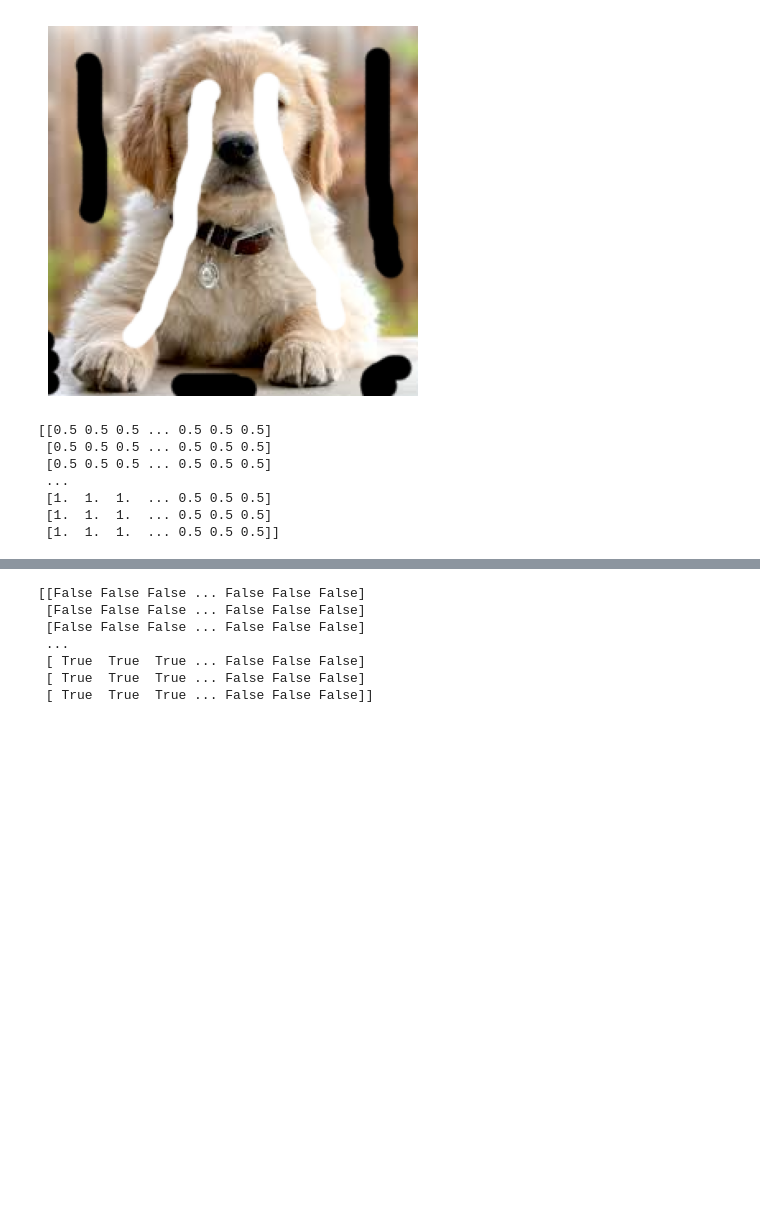
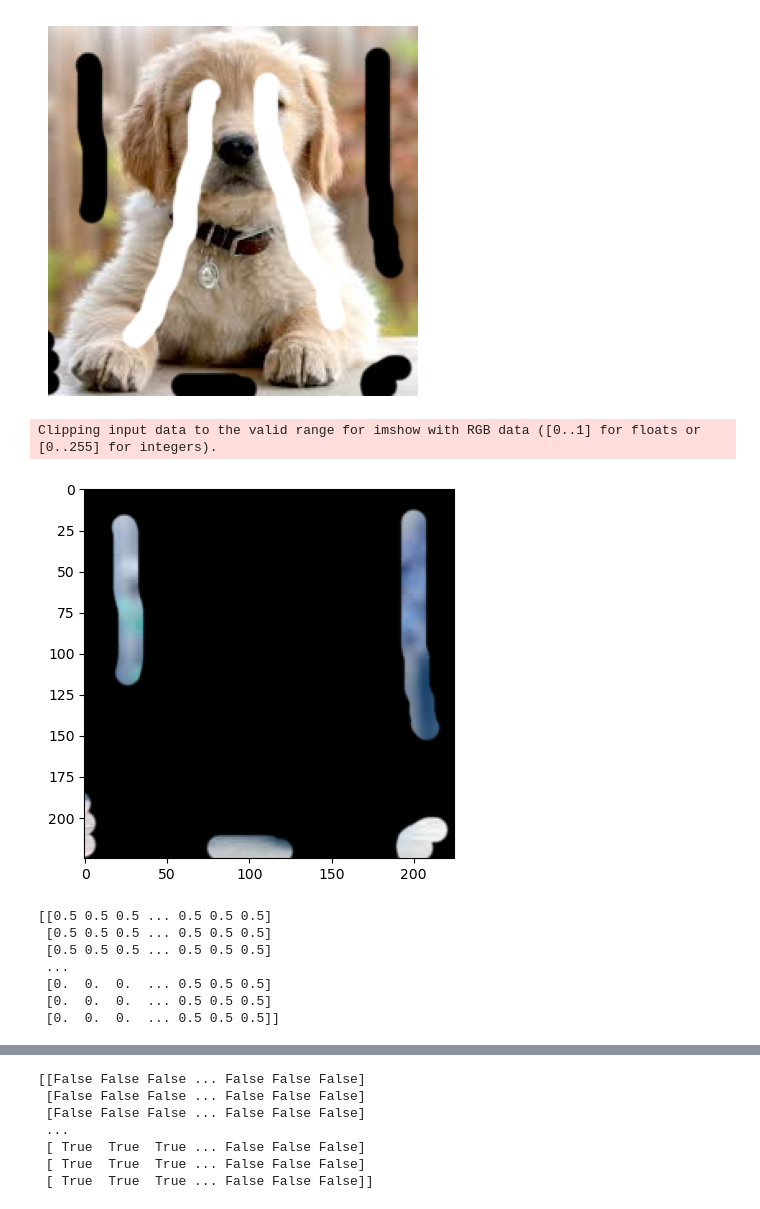
Before and after one commit to reproductible-research/image-matting-with-a-closed-form-solution, a Jupyter notebook: image_matting.ipynb, the cells around one changed output, grey strips where cells are left out. Drawn from its saved outputs; the diff is of its cells as text; code cells hidden in the pictures; blank space fills up the shorter version.

```diff
--- a/image_matting.ipynb
+++ b/image_matting.ipynb
@@ -34,16 +43,28 @@ plt.axis('off')  # Turn off axis labels
 plt.show()
 # %% [output]
 [figure]
+# %%
+plt.imshow(image - scribbles)
+plt.show()
+# %% [output]
+Clipping input data to the valid range for imshow with RGB data ([0..1] for floats or [0..255] for integers).
+[figure, added]
 # %%
 import numpy as np
-#We calculate the initial assumption
-prior = np.sign(np.sum(image - scribbles, axis=2)) / 2 + 0.5
+# We calculate the initial assumption
+
+# So, the priors basically are 1 for foreground, 0 for background, and 0.5 for unknown
+
+# (Scribbles - Image) results into value 1 for the foreground and 0 for the background, resulting into alignment with the relevant literature
+# (Image - Scribbles) gives us the opposite values for the background and foreground
+
+prior = np.sign(np.sum(scribbles - image, axis=2)) / 2 + 0.5
 print(prior)
 # %% [output]
 [[0.5 0.5 0.5 ... 0.5 0.5 0.5]
  [0.5 0.5 0.5 ... 0.5 0.5 0.5]
  [0.5 0.5 0.5 ... 0.5 0.5 0.5]
  ...
- [1.  1.  1.  ... 0.5 0.5 0.5]
- [1.  1.  1.  ... 0.5 0.5 0.5]
- [1.  1.  1.  ... 0.5 0.5 0.5]]
+ [0.  0.  0.  ... 0.5 0.5 0.5]
+ [0.  0.  0.  ... 0.5 0.5 0.5]
+ [0.  0.  0.  ... 0.5 0.5 0.5]]
```
Also changed, not shown: parts of 7 cells of this notebook, 1 other file.
